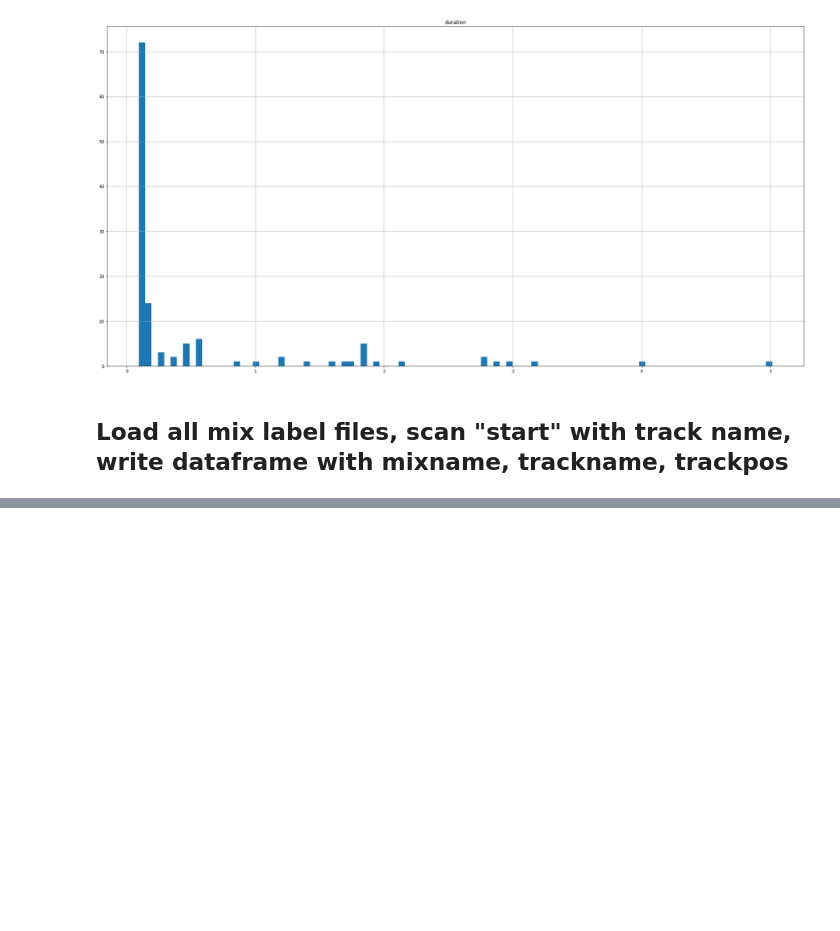
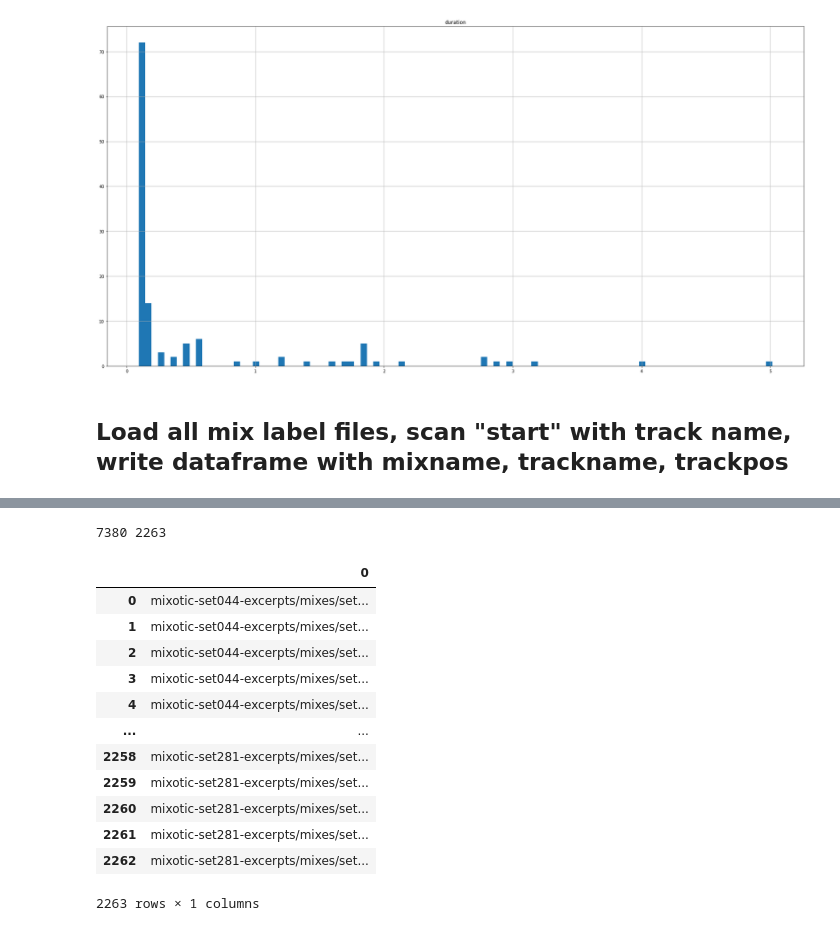
Before and after one commit to Ircam-RnD/unmixdb-creation, a Jupyter notebook: unmixdb-v1.1/test-purge.ipynb, the cells around one changed output, grey strips where cells are left out. Cells and saved outputs as stored; diff of their text form; code cells hidden in the pictures; blank space fills up the shorter version.

```diff
--- a/unmixdb-v1.1/test-purge.ipynb
+++ b/unmixdb-v1.1/test-purge.ipynb
@@ -371,0 +344,28 @@ trstart
+# %%
+# 3. find good mixes containing any track with long silence
+import pandas as pd
+pd.set_option('display.width', 1000)
+pd.set_option('display.max_colwidth', 1000)
+
+mix_to_track = pd.read_csv  ('mixtotrack.csv', sep='\t', index_col=0)
+goodmixes    = pd.read_csv  ('unmixdb-v1.1-goodmixes-silence-less-than-4s.csv', sep='\t', header=None)
+goodtracks   = pd.read_csv  ('unmixdb-v1.1-goodtracks-silence-less-than-4s.csv', sep='\t', header=None)
+print(len(mix_to_track), len(goodmixes))
+mix_to_track
+goodmixes
+#goodtracks
+# %% [output]
+7380 2263
+|  | 0 |
+| 0 | mixotic-set044-excerpts/mixes/set... |
+| 1 | mixotic-set044-excerpts/mixes/set... |
+| 2 | mixotic-set044-excerpts/mixes/set... |
+| 3 | mixotic-set044-excerpts/mixes/set... |
+| 4 | mixotic-set044-excerpts/mixes/set... |
+| ... | ... |
+| 2258 | mixotic-set281-excerpts/mixes/set... |
+| 2259 | mixotic-set281-excerpts/mixes/set... |
+| 2260 | mixotic-set281-excerpts/mixes/set... |
+| 2261 | mixotic-set281-excerpts/mixes/set... |
+| 2262 | mixotic-set281-excerpts/mixes/set... |
+2263 rows × 1 columns
```
Also changed, not shown: parts of 5 cells of this notebook, 2 other files.
